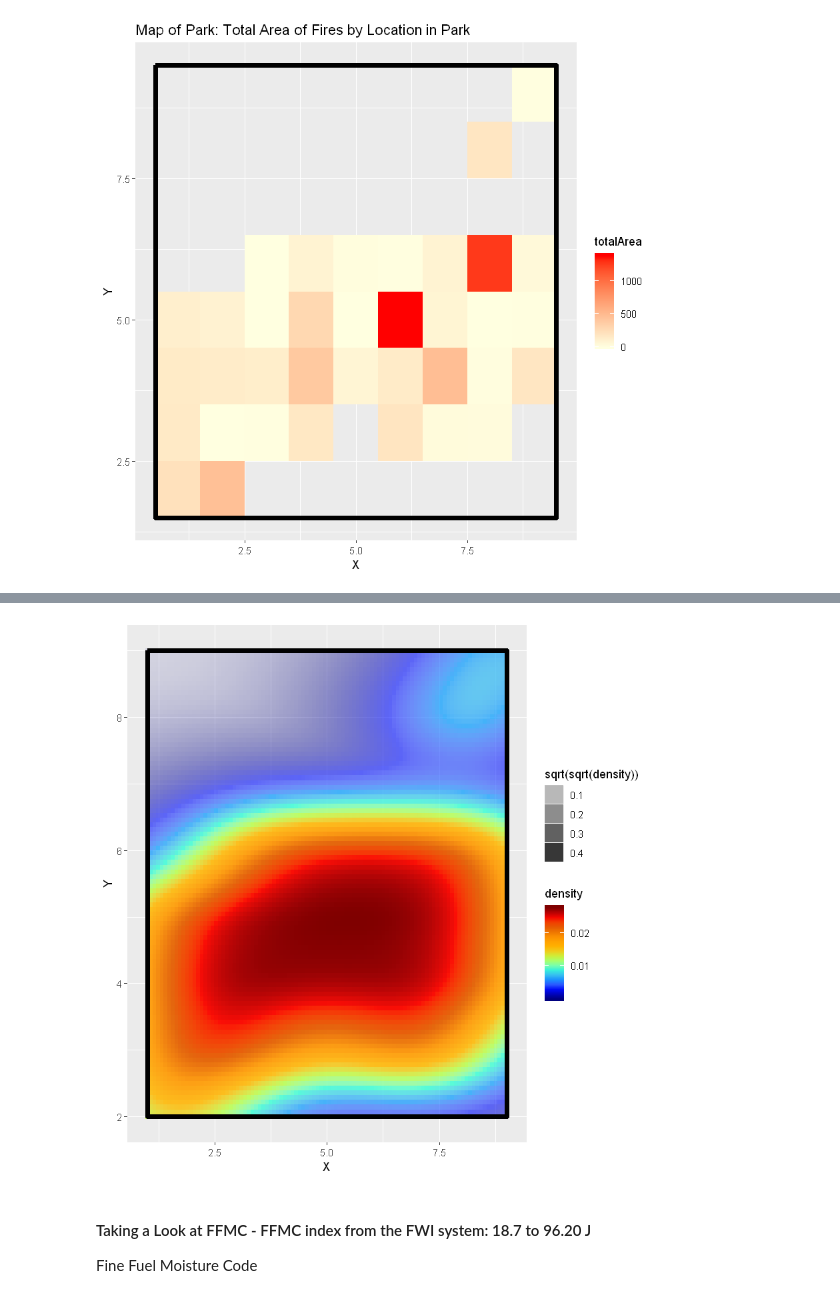
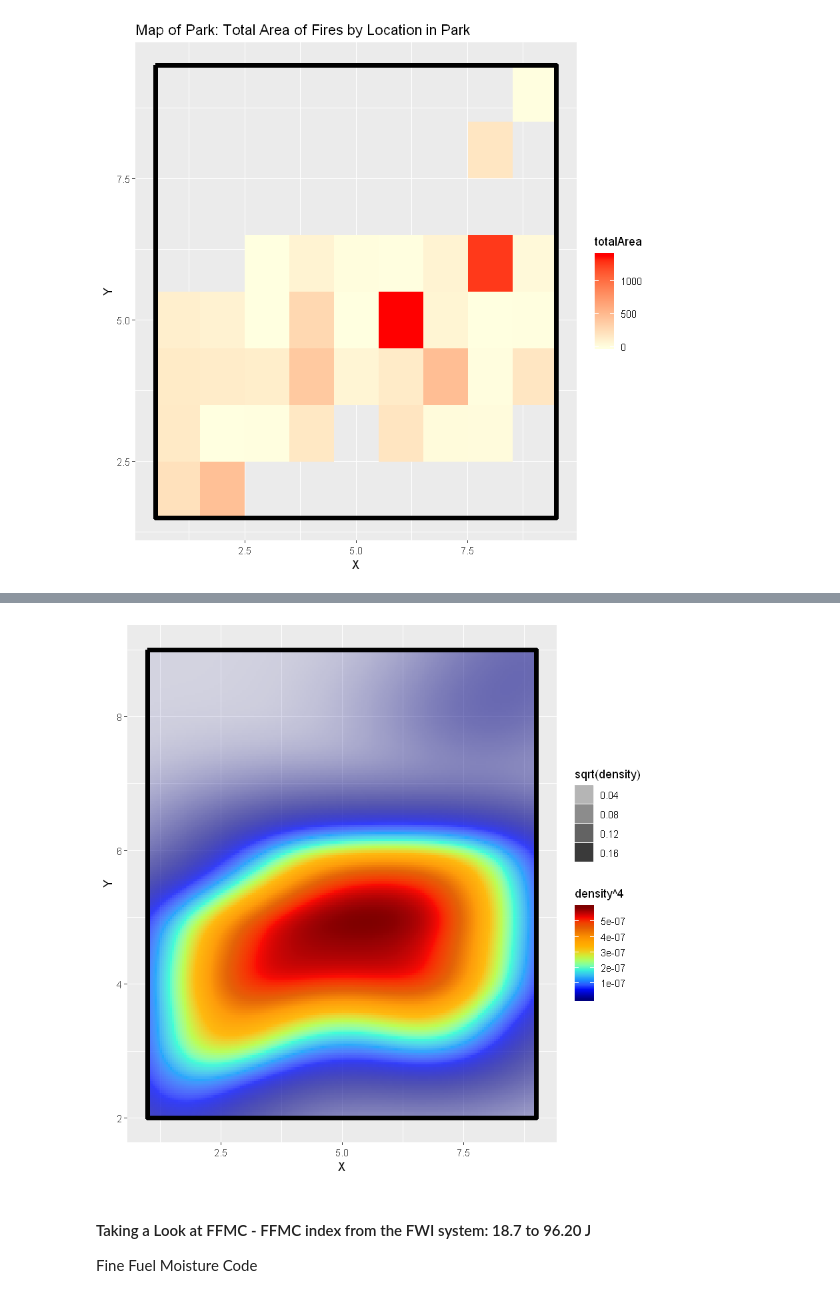
Before and after one commit to hyunchul78/w203_lab1, a Jupyter notebook: Forest_Fire_EDA_Jake.ipynb, the cells around one changed output, grey strips where cells are left out. Drawn from its saved outputs; the diff is of its cells as text; code cells hidden in the pictures.

```diff
--- a/Forest_Fire_EDA_Jake.ipynb
+++ b/Forest_Fire_EDA_Jake.ipynb
@@ -389,3 +390,11 @@ ggplot(ffXYgroup, aes(x=X, y=Y, fill=totalArea)) +
   ggtitle("Map of Park: Total Area of Fires by Location in Park")
 # %% [output]
 [figure]
+# %%
+jet.colors <- colorRampPalette(c("#00007F", "blue", "#007FFF", "cyan", "#7FFF7F", "yellow", "#FF7F00", "orange", "#dd4b02", "red", "#7F0000"))
+
+ggplot(ffXYgroup, aes(X, Y, density = totalArea)) +
+  stat_density_2d(geom="tile", aes(fill=..density.., alpha=sqrt(sqrt(..density..))), contour=FALSE, n=100) +
+  scale_alpha(range = c(0.1, 1.0)) +
+  scale_fill_gradientn(colours = jet.colors(10)) +
+  geom_rect(xmin=1, xmax=9, ymin=2, ymax=9, color="black", fill=NA, size=2)
@@ -399,13 +413,13 @@ ggplot(ffXYgroup, aes(X, Y, density = logMeanArea)) +
 # %%
 jet.colors <- colorRampPalette(c("#00007F", "blue", "#007FFF", "cyan", "#7FFF7F", "yellow", "#FF7F00", "orange", "#dd4b02", "red", "#7F0000"))
 
-ggplot(ffXYgroup, aes(X, Y, density = logMeanArea)) +
-  stat_density_2d(geom="tile", aes(fill=..density.., alpha=sqrt(sqrt(..density..))), contour=FALSE, n=100) +
+ggplot(ffXYgroup, aes(X, Y, density = count)) +
+  stat_density_2d(geom="tile", aes(fill=..density..^4, alpha=sqrt(..density..)), contour=FALSE, n=200) +
   scale_alpha(range = c(0.1, 1.0)) +
   scale_fill_gradientn(colours = jet.colors(10)) +
   geom_rect(xmin=1, xmax=9, ymin=2, ymax=9, color="black", fill=NA, size=2)
 # %% [output]
-[figure, old version]
+[figure, new version]
 # %% [markdown]
 #### Taking a Look at FFMC - FFMC index from the FWI system: 18.7 to 96.20 J
 Fine Fuel Moisture Code
```
Also changed, not shown: parts of 47 cells of this notebook.
